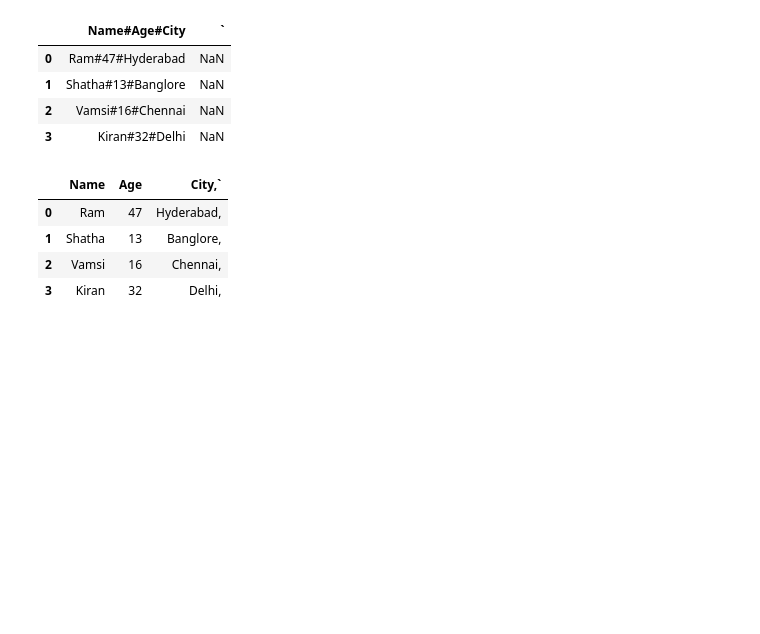
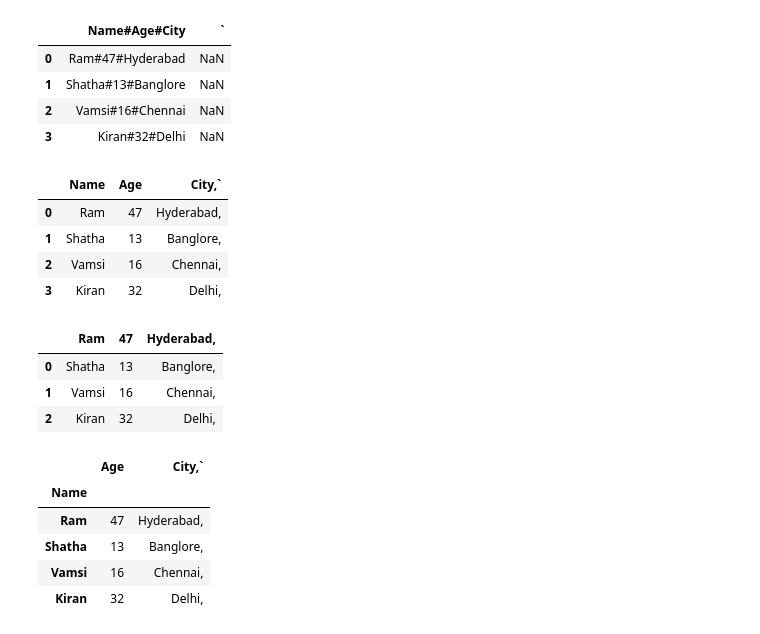
Before and after one commit to ramnagella/Demo, a Jupyter notebook: ML_Day2.ipynb, the cells around one changed output. Drawn from its saved outputs; the diff is of its cells as text; code cells hidden in the pictures; blank space fills up the shorter version.

```diff
--- a/ML_Day2.ipynb
+++ b/ML_Day2.ipynb
@@ -154,3 +156,25 @@ Pandas---Panel data system---it has two data structures 1.Series(1-D) and 2 . Da
 | 1 | Shatha | 13 | Banglore, |
 | 2 | Vamsi | 16 | Chennai, |
 | 3 | Kiran | 32 | Delhi, |
+# %%
+import pandas as pd
+df3=pd.read_csv('Sample_data.csv',sep='#', header=1)
+df3
+#it will take 1st row as header
+# %% [output]
+|  | Ram | 47 | Hyderabad, |
+| 0 | Shatha | 13 | Banglore, |
+| 1 | Vamsi | 16 | Chennai, |
+| 2 | Kiran | 32 | Delhi, |
+# %%
+import pandas as pd
+df4=pd.read_csv('Sample_data.csv',sep='#', index_col=0)
+df4
+#it will teake first column as index
+# %% [output]
+|  | Age | City,` |
+| Name |  |  |
+| Ram | 47 | Hyderabad, |
+| Shatha | 13 | Banglore, |
+| Vamsi | 16 | Chennai, |
+| Kiran | 32 | Delhi, |
```
Also changed, not shown: parts of 2 cells of this notebook.
